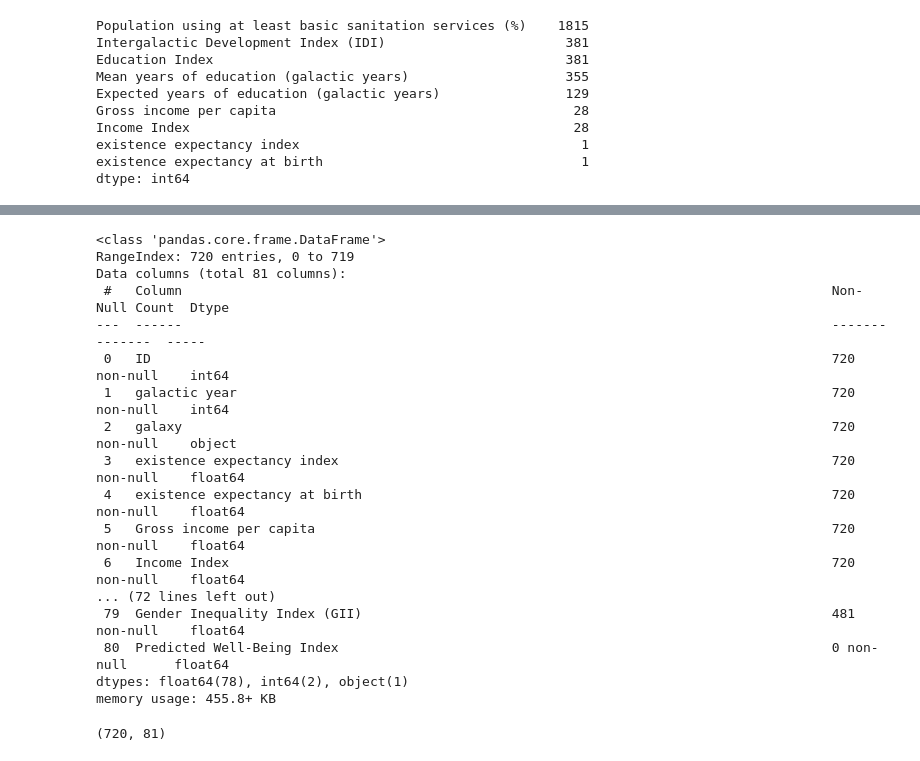
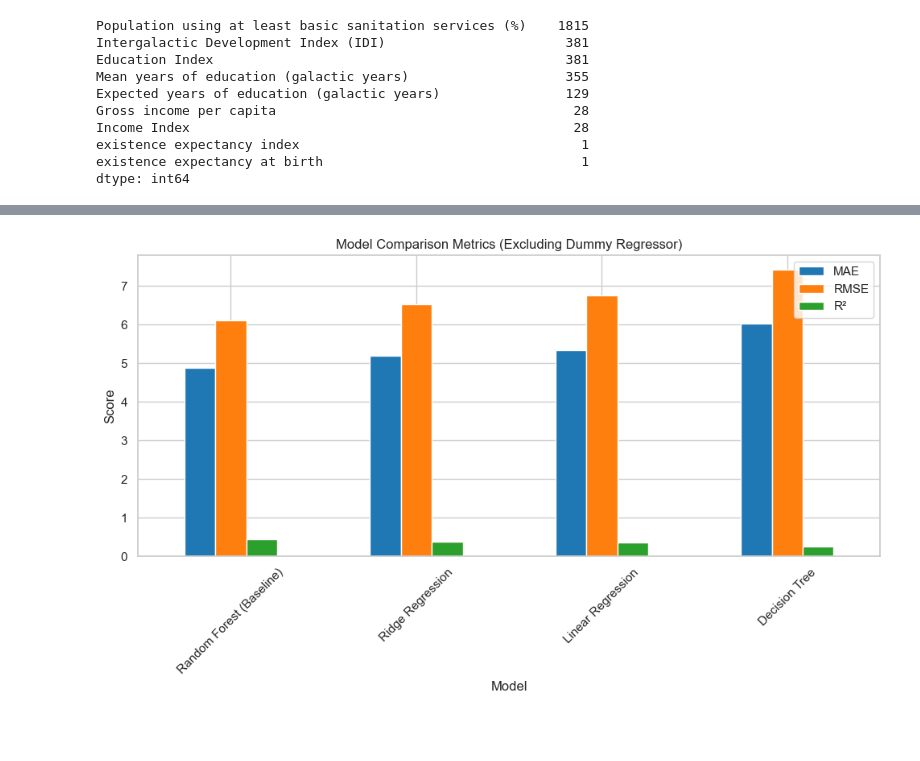
Before and after one commit to VAL-Jerono/Galaxies-Well-being, a Jupyter notebook: Galaxies.ipynb, the cells around one changed output, grey strips where cells are left out. Cells and saved outputs as stored; diff of their text form; code cells hidden in the pictures; blank space fills up the shorter version.

```diff
--- a/Galaxies.ipynb
+++ b/Galaxies.ipynb
@@ -1115,27 +881,19 @@ top_positive, top_negative
-# %%
-import pandas as pd
-
-df4 = pd.read_csv('Data/Validation.csv')
-info1 = df4.info()
-info1
-
-df4.shape
-# %% [output]
-<class 'pandas.core.frame.DataFrame'>
-RangeIndex: 720 entries, 0 to 719
-Data columns (total 81 columns):
- #   Column                                                                                   Non-Null Count  Dtype
----  ------                                                                                   --------------  -----
- 0   ID                                                                                       720 non-null    int64
- 1   galactic year                                                                            720 non-null    int64
- 2   galaxy                                                                                   720 non-null    object
- 3   existence expectancy index                                                               720 non-null    float64
- 4   existence expectancy at birth                                                            720 non-null    float64
- 5   Gross income per capita                                                                  720 non-null    float64
- 6   Income Index                                                                             720 non-null    float64
-... (72 lines left out)
- 79  Gender Inequality Index (GII)                                                            481 non-null    float64
- 80  Predicted Well-Being Index                                                               0 non-null      float64
-dtypes: float64(78), int64(2), object(1)
-memory usage: 455.8+ KB
-(720, 81)
+# %%
+# Remove Dummy Regressor and plot vertically with better colors
+filtered_df = results_df.drop(index="Dummy Regressor")
+
+# Define a custom color palette
+colors = ["#1f77b4", "#ff7f0e", "#2ca02c"]  # Blue, orange, green
+
+# Create the plot
+fig, ax = plt.subplots(figsize=(10, 6))
+filtered_df[["MAE", "RMSE", "R²"]].plot(kind='bar', ax=ax, color=colors)
+plt.title("Model Comparison Metrics (Excluding Dummy Regressor)")
+plt.ylabel("Score")
+plt.xlabel("Model")
+plt.xticks(rotation=45)
+plt.legend(loc='upper right')
+plt.grid(True, axis='y')
+plt.tight_layout()
+# %% [output]
+[figure, added]
```
Also changed, not shown: parts of 46 cells of this notebook, 9 other files.
